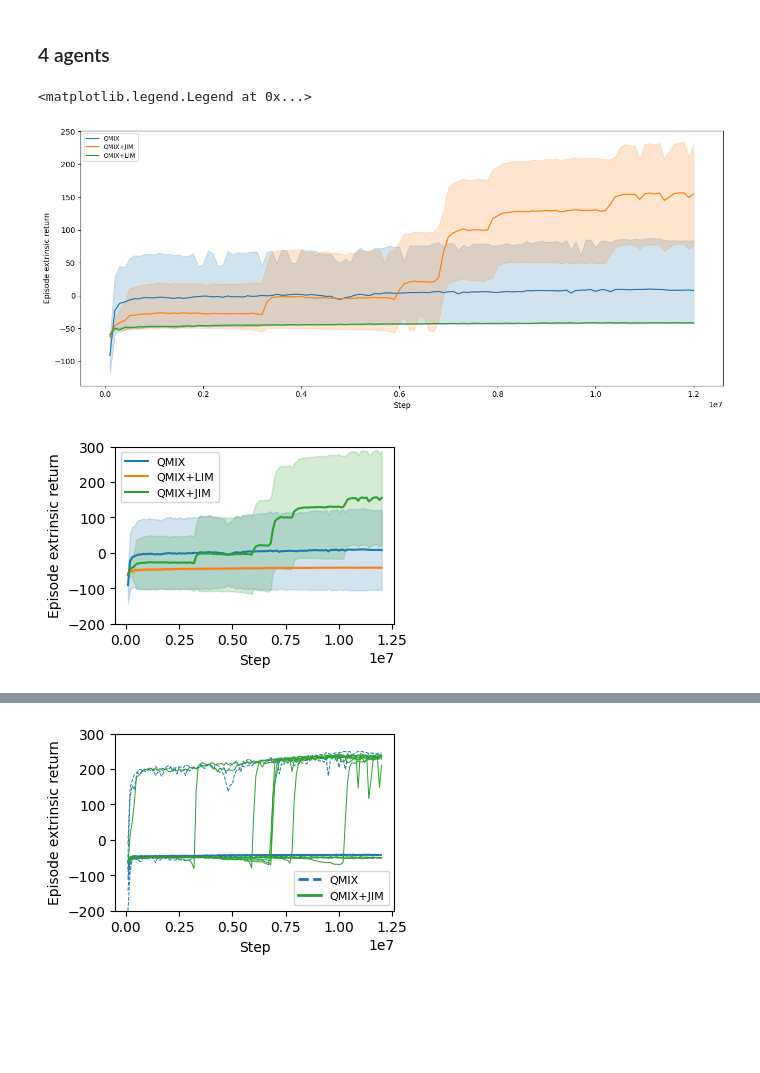
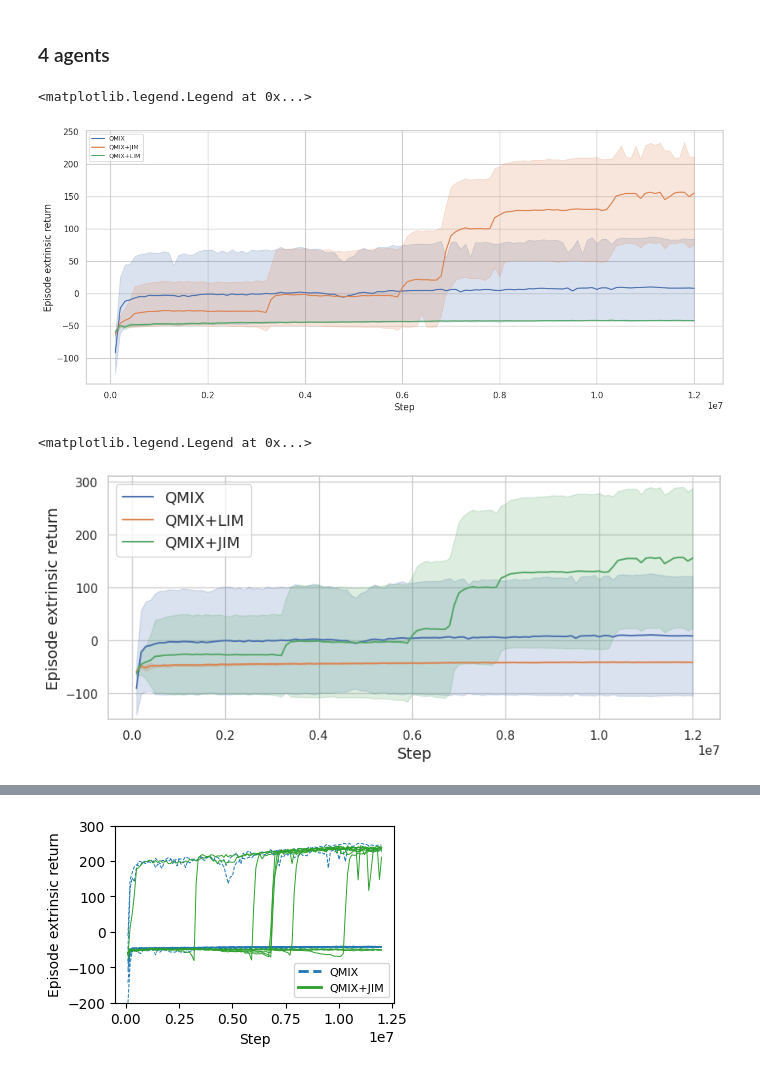
Before and after one commit to Maxtoq/MADRL-PhD-Thesis-Code, a Jupyter notebook: results/JIM Paper graphs.ipynb, the cells around one changed output, grey strips where cells are left out. Saved outputs shown, nothing was run; the diff lists cells and outputs as text; code cells hidden in the pictures; blank space fills up the shorter version.

```diff
--- a/results/JIM Paper graphs.ipynb
+++ b/results/JIM Paper graphs.ipynb
@@ -8,7 +8,7 @@ import os
 import re
 from tqdm import tqdm, trange
 
-#sns.set_theme()
+sns.set_theme(style="whitegrid")
 
 def load_data_files(path, name=None):
     data = None
@@ -106,7 +106,7 @@ def plot_runs(runs, x="Step", y="Episode return", estim="mean", err="sd",
     #if names is not None:
     #    ax.legend(names, loc=loc, frameon=False)
     #else:
-    ax.legend(loc=loc, frameon=False)
+    ax.legend(loc=loc, frameon=True)
 
 def box_plot_runs(runs, x="Step", y="Mean return",
              ax=None, ax_xlabel=None, ax_ylabel=None, ylim=None,
@@ -340,14 +351,17 @@ plot_runs(qmix4a, y="Episode extrinsic return", err="ci")#, ax_ylabel="Episode e
 plt.legend(fontsize=8, loc="upper left")
 # %% [output]
 <matplotlib.legend.Legend at 0x...>
-[figure, old version]
+[figure, new version]
-# %%
-qmix4a[1] = qmix4a[2]
-qmix4a[2] = qmix4b[1]
+# %%
+a = qmix4a[2]
+qmix4a[2] = qmix4a[1]
+qmix4a[1] = a
 # %%
-
-plot_runs(qmix4a, y="Episode extrinsic return", size=(3.6, 2.3), loc="upper left", ylim=[-200, 300])
-plt.legend(fontsize=8, loc="upper left")
-plt.savefig("figures/ro_4a.jpg", dpi=500, bbox_inches='tight')
+plot_runs(qmix4a, y="Episode extrinsic return", loc="upper left", size=(10,4), ylim=(-150,310))
+fs = 14
+plt.xlabel("Step",fontsize=fs)
+plt.ylabel("Episode extrinsic return",fontsize=fs)
+plt.legend(fontsize=fs, loc="upper left")
 # %% [output]
+<matplotlib.legend.Legend at 0x...>
-[figure, old version]
+[figure, new version]
```
Also changed, not shown: parts of 18 cells of this notebook, 13 other files.
